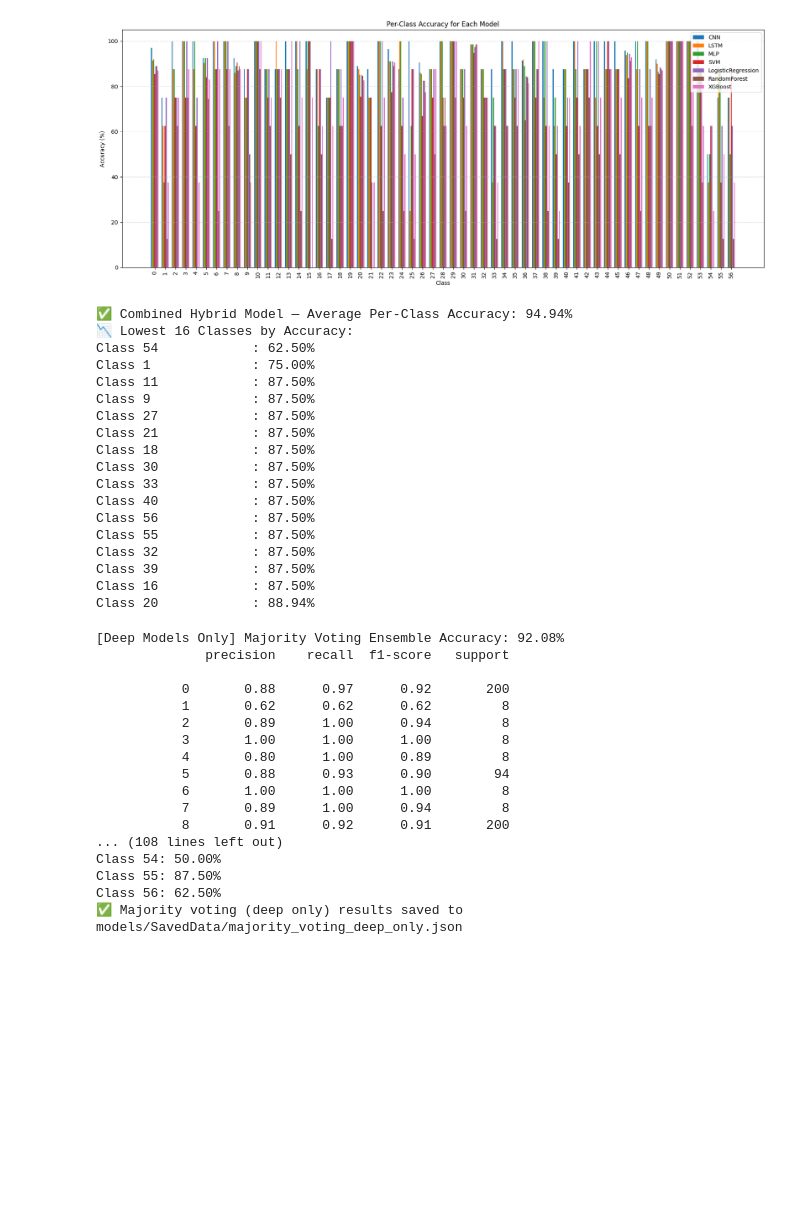
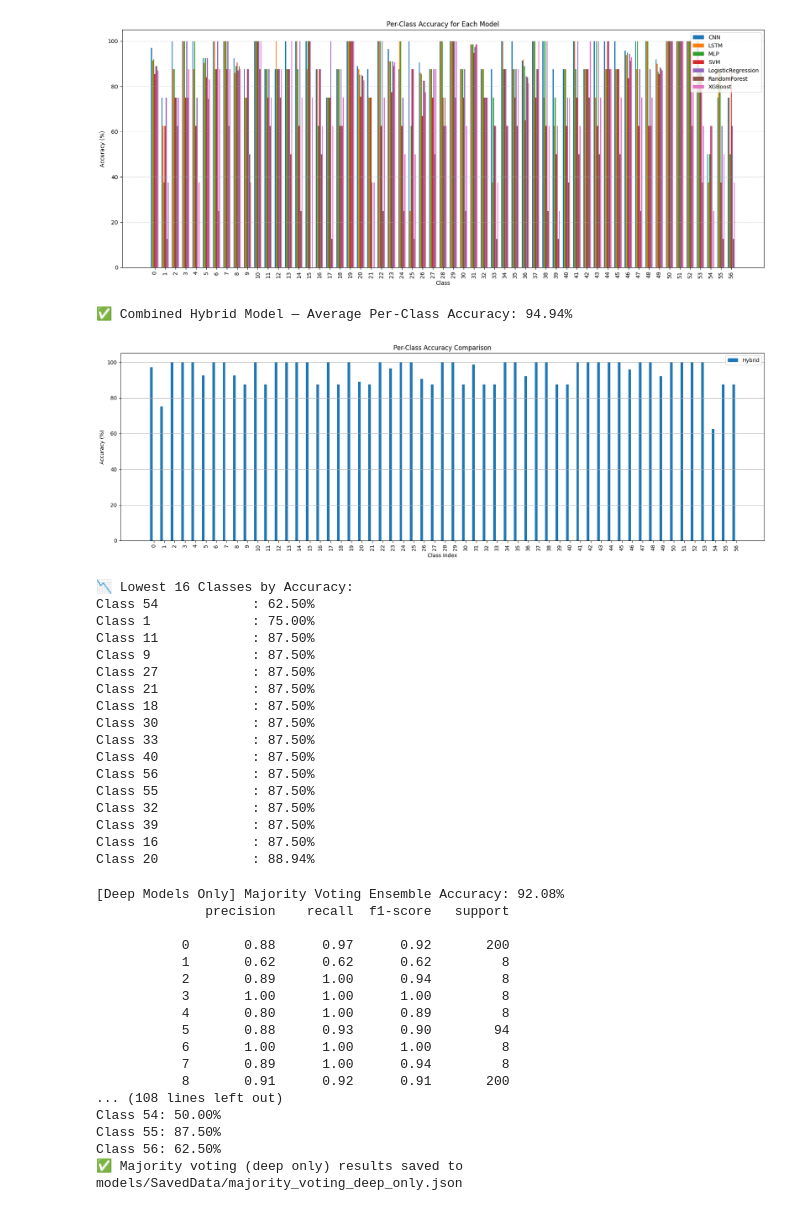
Before and after one commit to nasrrx/YAMNet-CNN-Audio-Classification-ESC50, a Jupyter notebook: FinalEvalutation.ipynb, the cells around one changed output. Drawn from its saved outputs; the diff is of its cells as text; code cells hidden in the pictures; blank space fills up the shorter version.

```diff
--- a/FinalEvalutation.ipynb
+++ b/FinalEvalutation.ipynb
@@ -409,10 +409,10 @@ def get_class_accuracies(
 
     return model_name, per_class_acc
 
-def plot_combined_class_accuracy(acc_dict):
+def plot_combined_class_accuracy(acc_dict, width=0.25):
     classes = list(range(57))
     model_names = list(acc_dict.keys())
-    width = 0.25
+    width = width
 
     plt.figure(figsize=(18, 6))
     for i, model in enumerate(model_names):
@@ -846,26 +846,30 @@ plt.show()
 # %%
 avg, all_accs = compute_combined_model_accuracy_hybrid_updated("models/SavedData/strongest_hybrid_model_per_class.json")
 print(f"✅ Combined Hybrid Model — Average Per-Class Accuracy: {avg:.2f}%")
+plot_combined_class_accuracy({
+    "Hybrid": all_accs, width=1
+})
 print_worst_classes(all_accs, class_names=None, n=16)
 # %% [output]
 ✅ Combined Hybrid Model — Average Per-Class Accuracy: 94.94%
-📉 Lowest 16 Classes by Accuracy:
-Class 54            : 62.50%
-Class 1             : 75.00%
-Class 11            : 87.50%
-Class 9             : 87.50%
-Class 27            : 87.50%
-Class 21            : 87.50%
-Class 18            : 87.50%
-Class 30            : 87.50%
-Class 33            : 87.50%
-Class 40            : 87.50%
-Class 56            : 87.50%
-Class 55            : 87.50%
-Class 32            : 87.50%
-Class 39            : 87.50%
-Class 16            : 87.50%
-Class 20            : 88.94%
+[figure, added]
+📉 Lowest 16 Classes by Accuracy:
+Class 54            : 62.50%
+Class 1             : 75.00%
+Class 11            : 87.50%
+Class 9             : 87.50%
+Class 27            : 87.50%
+Class 21            : 87.50%
+Class 18            : 87.50%
+Class 30            : 87.50%
+Class 33            : 87.50%
+Class 40            : 87.50%
+Class 56            : 87.50%
+Class 55            : 87.50%
+Class 32            : 87.50%
+Class 39            : 87.50%
+Class 16            : 87.50%
+Class 20            : 88.94%
 # %%
 import torch
 import numpy as np
```
Also changed, not shown: parts of 1 cell of this notebook, 1 other file.
